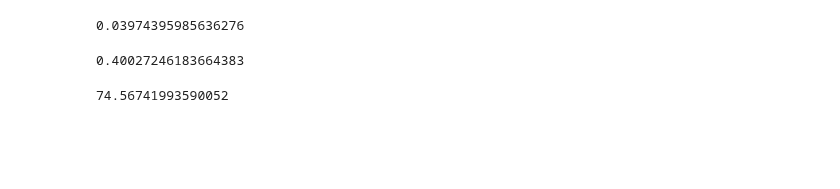
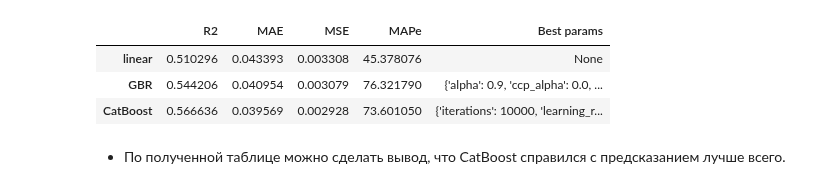
Before and after one commit to OnlyOneUseAcc/Evraz-SCC-prediction, a Jupyter notebook: src/final_stage/models.ipynb, the cells around one changed output. Cells and saved outputs as stored; diff of their text form; code cells hidden in the pictures; blank space fills up the shorter version.

```diff
--- a/src/final_stage/models.ipynb
+++ b/src/final_stage/models.ipynb
@@ -59,8 +95,0 @@ mean_squared_error(y_test,model.predict(X_test))
-# %%
-mean_absolute_error(y_test,model.predict(X_test))
-# %% [output]
-0.03974395985636276
-# %%
-mean_absolute_percentage_error(y_test,model.predict(X_test))
-# %% [output]
-0.40027246183664383
@@ -71,4 +95,0 @@ def MAPE(Y_actual,Y_Predicted):
-# %%
-MAPE(y_test.to_numpy(),model.predict(X_test))
-# %% [output]
-74.56741993590052
@@ -75,2 +98,12 @@ MAPE(y_test.to_numpy(),model.predict(X_test))
+# %%
+scores = sf.get_scores(models, y_test, X_test)
+scores
+# %% [output]
+|  | R2 | MAE | MSE | MAPe | Best params |
+| linear | 0.510296 | 0.043393 | 0.003308 | 45.378076 | None |
+| GBR | 0.544206 | 0.040954 | 0.003079 | 76.321790 | {'alpha': 0.9, 'ccp_alpha': 0.0, ... |
+| CatBoost | 0.566636 | 0.039569 | 0.002928 | 73.601050 | {'iterations': 10000, 'learning_r... |
+# %% [markdown]
+* По полученной таблице можно сделать вывод, что CatBoost справился с предсказанием лучше всего.
 # %%
 plt.figure(figsize=(15, 10))
```
Also changed, not shown: parts of 20 cells of this notebook, 8 other files.
